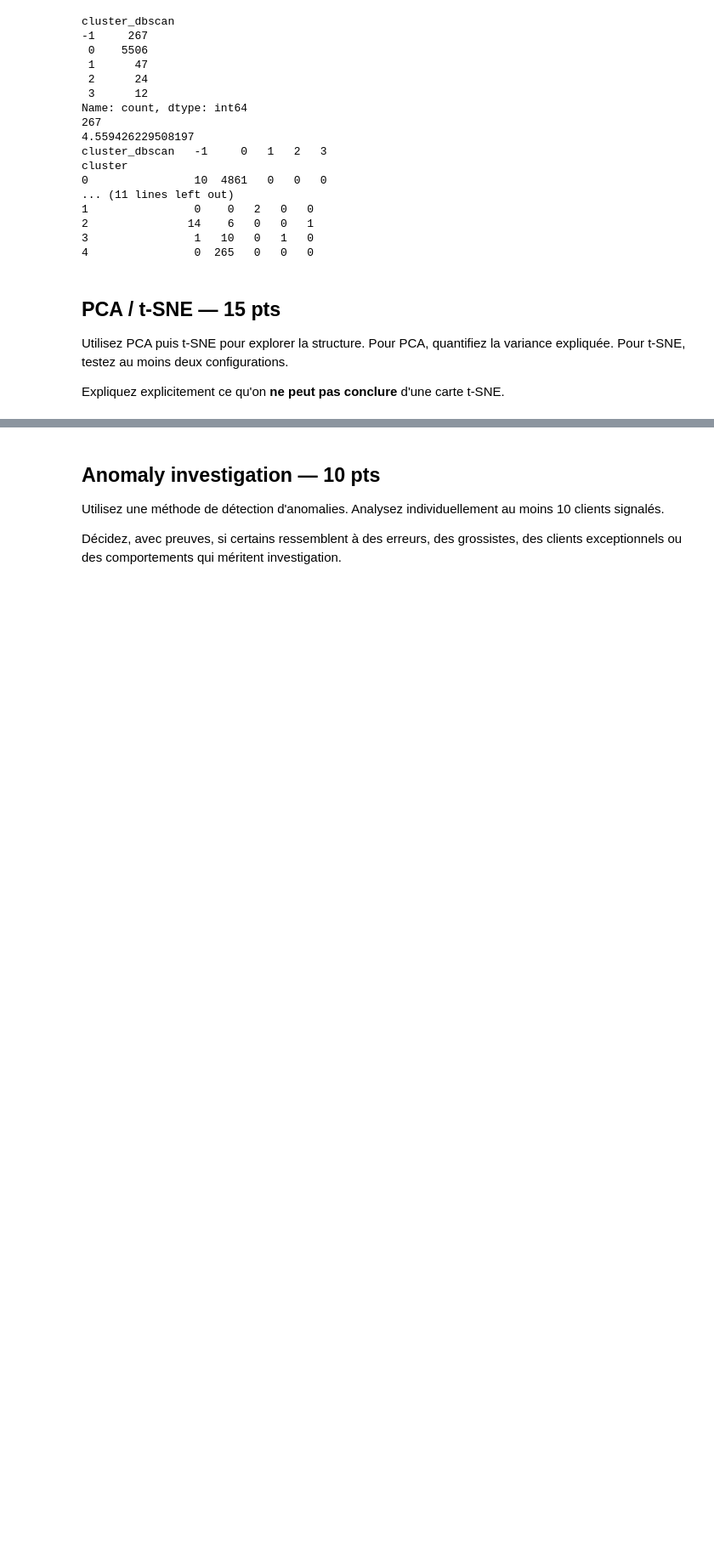
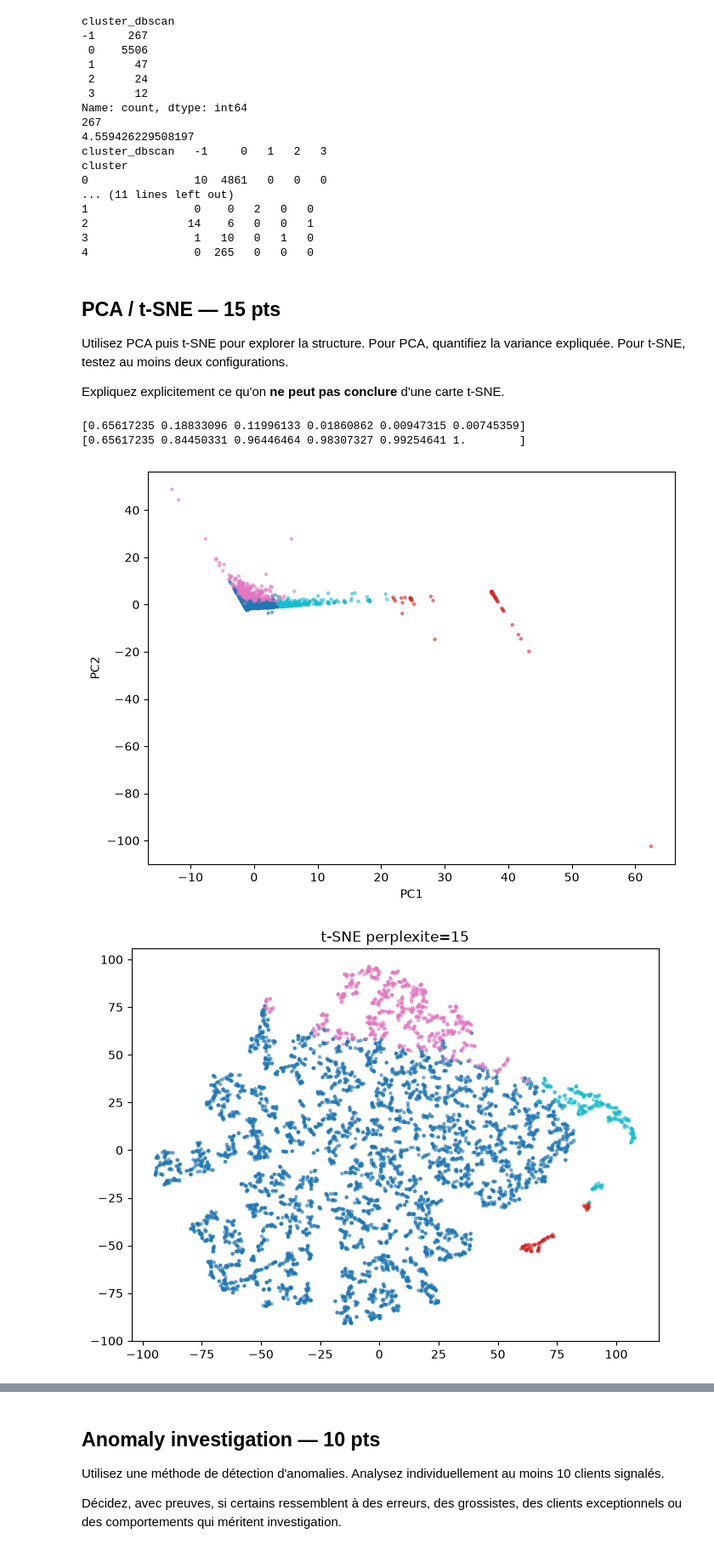
Before and after one commit to hamzabouhouch1003/Training01, a Jupyter notebook: Jour2/PACK_4_TP_NOTES_IA_4A_OPTION_DEVELOPPEUR/TP_NOTE_S6_NON_SUPERVISE_ONLINE_RETAIL_UK.ipynb, the cells around one changed output, grey strips where cells are left out. Shown at 85% size. Drawn from its saved outputs; the diff is of its cells as text; code cells hidden in the pictures; blank space fills up the shorter version.

```diff
--- a/Jour2/PACK_4_TP_NOTES_IA_4A_OPTION_DEVELOPPEUR/TP_NOTE_S6_NON_SUPERVISE_ONLINE_RETAIL_UK.ipynb
+++ b/Jour2/PACK_4_TP_NOTES_IA_4A_OPTION_DEVELOPPEUR/TP_NOTE_S6_NON_SUPERVISE_ONLINE_RETAIL_UK.ipynb
@@ -573,3 +610,40 @@ Utilisez PCA puis t-SNE pour explorer la structure. Pour PCA, quantifiez la vari
 Expliquez explicitement ce qu'on **ne peut pas conclure** d'une carte t-SNE.
 # %%
 # Votre travail expérimental ici
+from sklearn.decomposition import PCA
+from sklearn.manifold import TSNE
+
+pca_modele = PCA(random_state=42)
+composantes_pca = pca_modele.fit_transform(X_cluster_coeur_scaled)
+
+variance_expliquee = pca_modele.explained_variance_ratio_
+variance_cumulee = np.cumsum(variance_expliquee)
+print(variance_expliquee)
+print(variance_cumulee)
+
+plt.figure(figsize=(8, 6))
+plt.scatter(composantes_pca[:, 0], composantes_pca[:, 1], c=table_client_coeur["cluster"], cmap="tab10", s=5, alpha=0.5)
+plt.xlabel("PC1")
+plt.ylabel("PC2")
+plt.show()
+
+tsne_p15 = TSNE(n_components=2, perplexity=15, random_state=42, init="pca")
+embedding_p15 = tsne_p15.fit_transform(X_cluster_coeur_scaled)
+
+tsne_p50 = TSNE(n_components=2, perplexity=50, random_state=42, init="pca")
+embedding_p50 = tsne_p50.fit_transform(X_cluster_coeur_scaled)
+
+plt.figure(figsize=(8, 6))
+plt.scatter(embedding_p15[:, 0], embedding_p15[:, 1], c=table_client_coeur["cluster"], cmap="tab10", s=5, alpha=0.5)
+plt.title("t-SNE perplexite=15")
+plt.show()
+
+plt.figure(figsize=(8, 6))
+plt.scatter(embedding_p50[:, 0], embedding_p50[:, 1], c=table_client_coeur["cluster"], cmap="tab10", s=5, alpha=0.5)
+plt.title("t-SNE perplexite=50")
+plt.show()
+# %% [output]
+[0.65617235 0.18833096 0.11996133 0.01860862 0.00947315 0.00745359]
+[0.65617235 0.84450331 0.96446464 0.98307327 0.99254641 1.        ]
+[figure, added]
+[figure, added]
```
Also changed, not shown: parts of 7 cells of this notebook.
